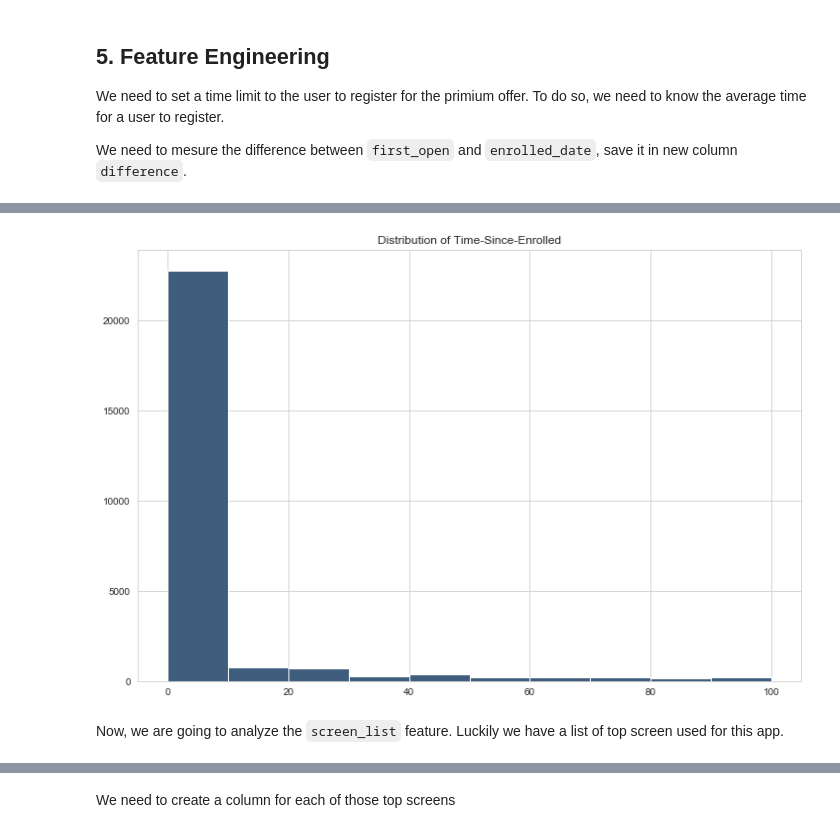
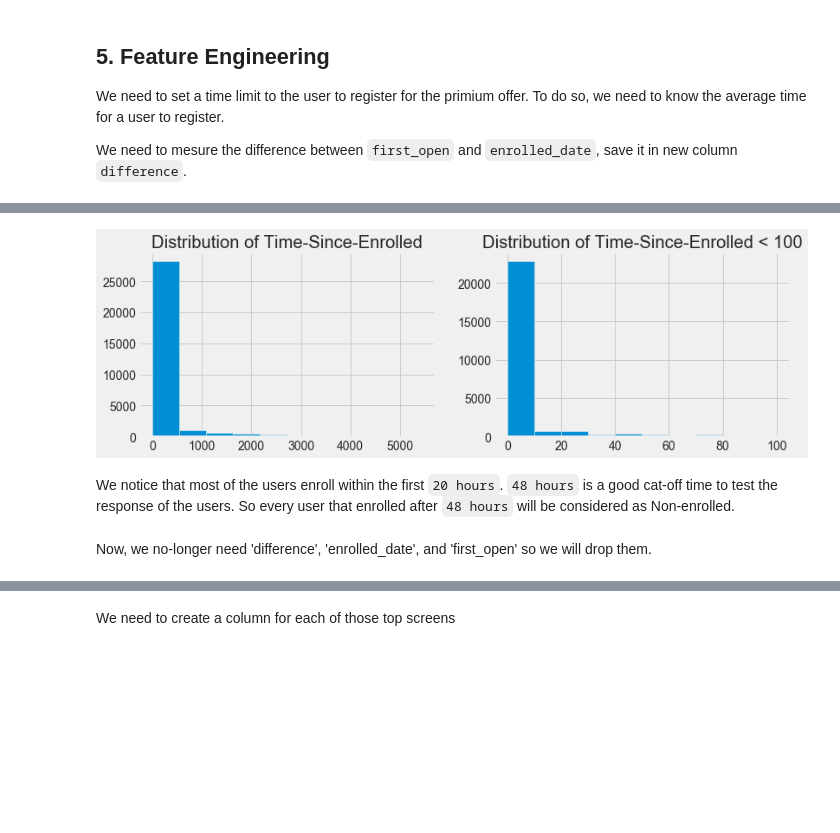
Before and after one commit to fares-ds/Directing-Customers-to-Subscription-Through-App-Behavior-Analysis, a Jupyter notebook: Predicting_customers_subscription.ipynb, the cells around one changed output, grey strips where cells are left out. Saved outputs shown, nothing was run; the diff lists cells and outputs as text; code cells hidden in the pictures; blank space fills up the shorter version.

```diff
--- a/Predicting_customers_subscription.ipynb
+++ b/Predicting_customers_subscription.ipynb
@@ -39,8 +39,10 @@ import numpy as np
 import matplotlib.pyplot as plt
 import seaborn as sns
 from dateutil import parser
+
+%matplotlib inline
 sns.set_style("whitegrid")
-%matplotlib inline
+plt.style.use("fivethirtyeight")
 # %%
 data = pd.read_csv("data/appdata10.csv")
 data.head()
@@ -152,3 +171,6 @@ liked                    int64
 dtype: object
 # %% [markdown]
 We notice that `first_open`, `hour`,  and `enrolled_date` are `datetime` objects but in our dataset they are `object` type. So we need to convert them.
+# %%
+data.drop_duplicates(keep="first", inplace=True)
+data.shape
@@ -256,6 +286,14 @@ data.sample(10)
 # %%
 plt.figure(figsize=(12, 8))
-plt.hist(data['difference'].dropna(), color='#3F5D7D', range=[0, 100])
+
+plt.subplot(2, 2, 1)
+plt.hist(data['difference'].dropna())
 plt.title('Distribution of Time-Since-Enrolled');
+
+plt.subplot(2, 2, 2)
+plt.hist(data['difference'].dropna(), range=[0, 100])
+plt.title('Distribution of Time-Since-Enrolled < 100');
 # %% [output]
-[figure, old version]
+[figure, new version]
+# %% [markdown]
+We notice that most of the users enroll within the first `20 hours`. `48 hours` is a good cat-off time to test the response of the users. So every user that enrolled after `48 hours` will be considered as Non-enrolled.
@@ -262 +302,3 @@ plt.title('Distribution of Time-Since-Enrolled');
+# %% [markdown]
+Now, we no-longer need 'difference', 'enrolled_date', and 'first_open' so we will drop them.
 # %%
@@ -264,3 +305 @@ data.loc[data.difference > 48, 'enrolled'] = 0
 data.drop(columns=['difference', 'enrolled_date', 'first_open'], axis=1, inplace=True)
-# %% [markdown]
-Now, we are going to analyze the `screen_list` feature. Luckily we have a list of top screen used for this app.
```
Also changed, not shown: parts of 84 cells of this notebook.
